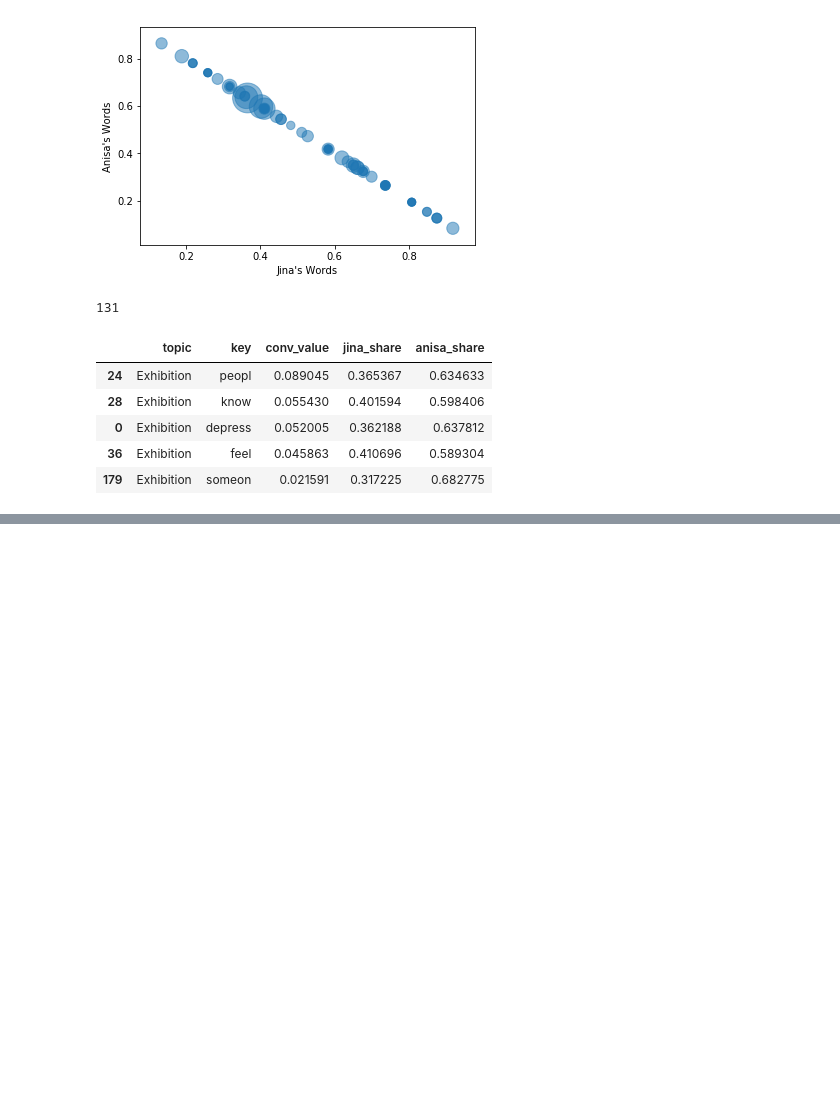
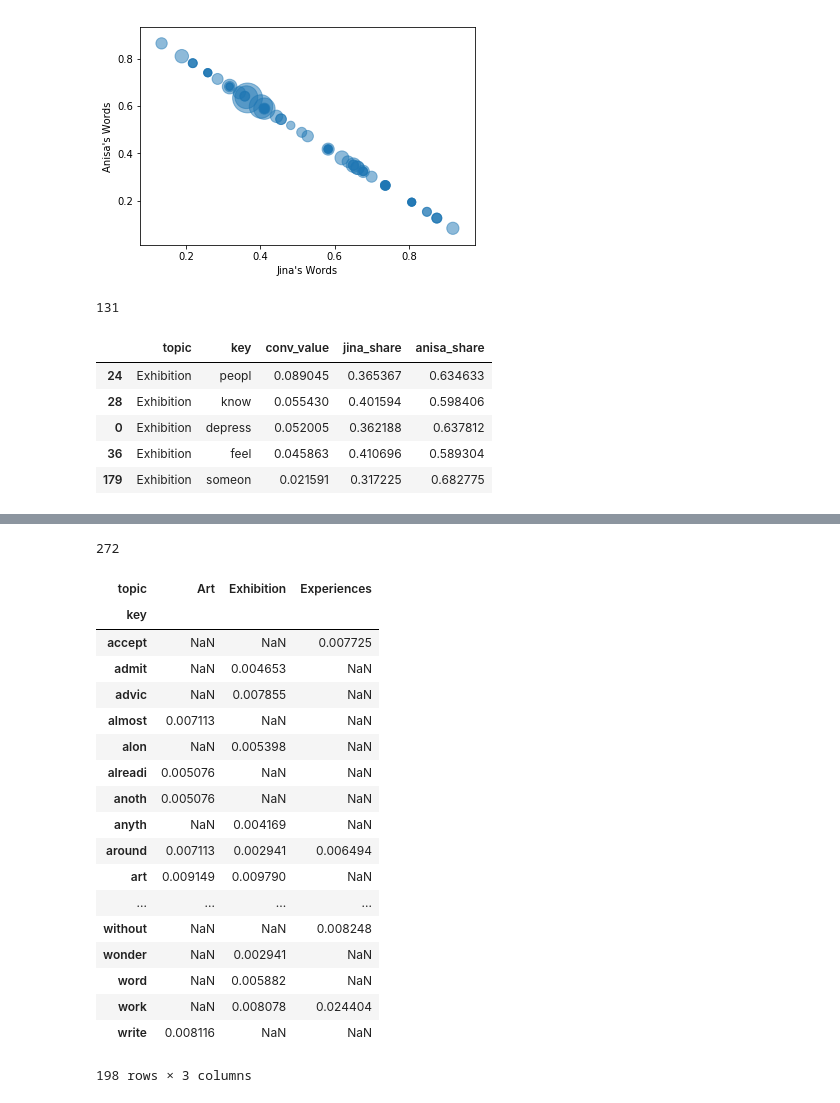
Before and after one commit to magpie882/common_corpus, a Jupyter notebook: conversations/conversation_analysis.ipynb, the cells around one changed output, grey strips where cells are left out. Drawn from its saved outputs; the diff is of its cells as text; code cells hidden in the pictures; blank space fills up the shorter version.

```diff
--- a/conversations/conversation_analysis.ipynb
+++ b/conversations/conversation_analysis.ipynb
@@ -207,0 +388,27 @@ top_tokens.to_csv("top_tokens.csv")
+# %%
+all_tokens = art_tokens.append(exp_tokens.append(exh_tokens))
+len(all_tokens)
+# %% [output]
+272
+# %%
+all_tokens.pivot_table(values="conv_value", index="key", columns="topic")
+# %% [output]
+| topic | Art | Exhibition | Experiences |
+| key |  |  |  |
+| accept | NaN | NaN | 0.007725 |
+| admit | NaN | 0.004653 | NaN |
+| advic | NaN | 0.007855 | NaN |
+| almost | 0.007113 | NaN | NaN |
+| alon | NaN | 0.005398 | NaN |
+| alreadi | 0.005076 | NaN | NaN |
+| anoth | 0.005076 | NaN | NaN |
+| anyth | NaN | 0.004169 | NaN |
+| around | 0.007113 | 0.002941 | 0.006494 |
+| art | 0.009149 | 0.009790 | NaN |
+| ... | ... | ... | ... |
+| without | NaN | NaN | 0.008248 |
+| wonder | NaN | 0.002941 | NaN |
+| word | NaN | 0.005882 | NaN |
+| work | NaN | 0.008078 | 0.024404 |
+| write | 0.008116 | NaN | NaN |
+198 rows × 3 columns
```
Also changed, not shown: parts of 14 cells of this notebook, 10 other files.
